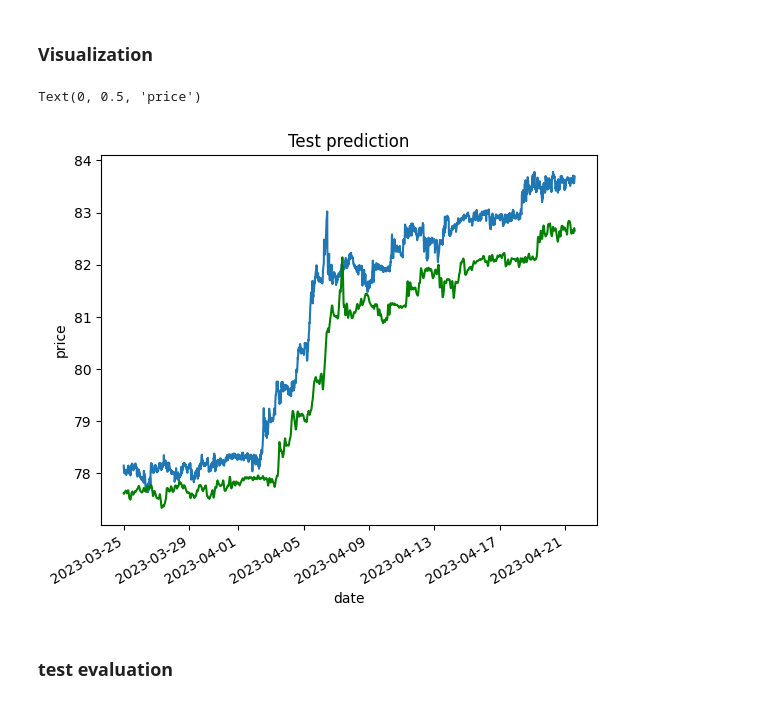
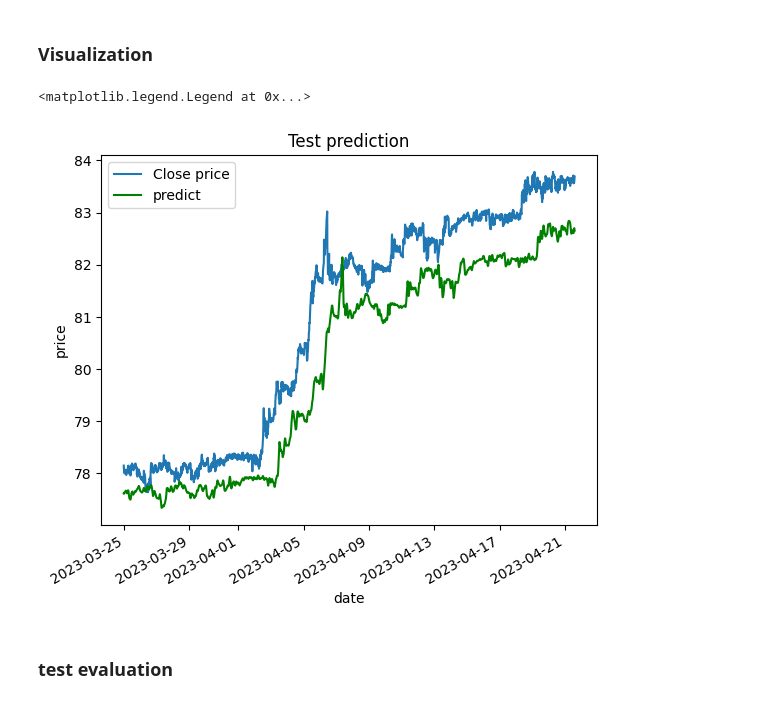
Before and after one commit to NailyaKhus/Binance_test, a Jupyter notebook: multi_in_single_out.ipynb, the cells around one changed output. Saved outputs shown, nothing was run; the diff lists cells and outputs as text; code cells hidden in the pictures.

```diff
--- a/multi_in_single_out.ipynb
+++ b/multi_in_single_out.ipynb
@@ -212,17 +212,18 @@ test_price['time'] = data_ts.loc[test_index]
 # %% [markdown]
 ### Visualization
 # %%
-plt.plot(val_price.time, val_price.Close_price)
-plt.plot(val_price.time, val_price.predict, color='green')
+plt.plot(val_price.time, val_price.Close_price, label='Close price')
+plt.plot(val_price.time, val_price.predict, color='green', label='predict')
 
 plt.title('Test prediction')
 
 plt.xticks(rotation=30, ha='right')
 plt.xlabel('date')
 plt.ylabel('price')
+plt.legend()
 # %% [output]
-Text(0, 0.5, 'price')
+<matplotlib.legend.Legend at 0x...>
-[figure, old version]
+[figure, new version]
 # %% [markdown]
 ### test  evaluation
 # %%
```
Also changed, not shown: parts of 1 cell of this notebook, 1 other file.
